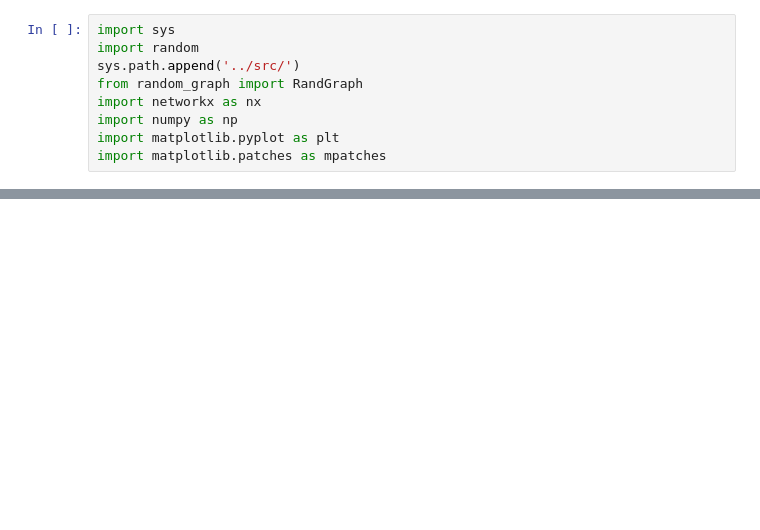
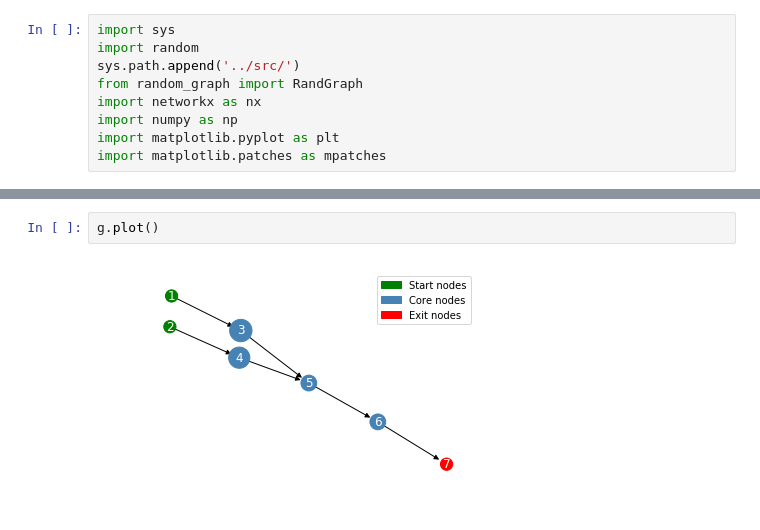
Before and after one commit to Olivier-Lakoue/Graph_ML_Problems, a Jupyter notebook: notebooks/[26]_plotting.ipynb, the cells around one changed output, grey strips where cells are left out. Drawn from its saved outputs; the diff is of its cells as text; blank space fills up the shorter version.

```diff
--- a/notebooks/[26]_plotting.ipynb
+++ b/notebooks/[26]_plotting.ipynb
@@ -12,3 +88,7 @@ g = RandGraph(graph_type='simple')
+# %%
+g.plot()
+# %% [output]
+[figure, added]
 # %%
 g.action()
 # %% [output]
```
Also changed, not shown: parts of 13 cells of this notebook, 3 other files.
